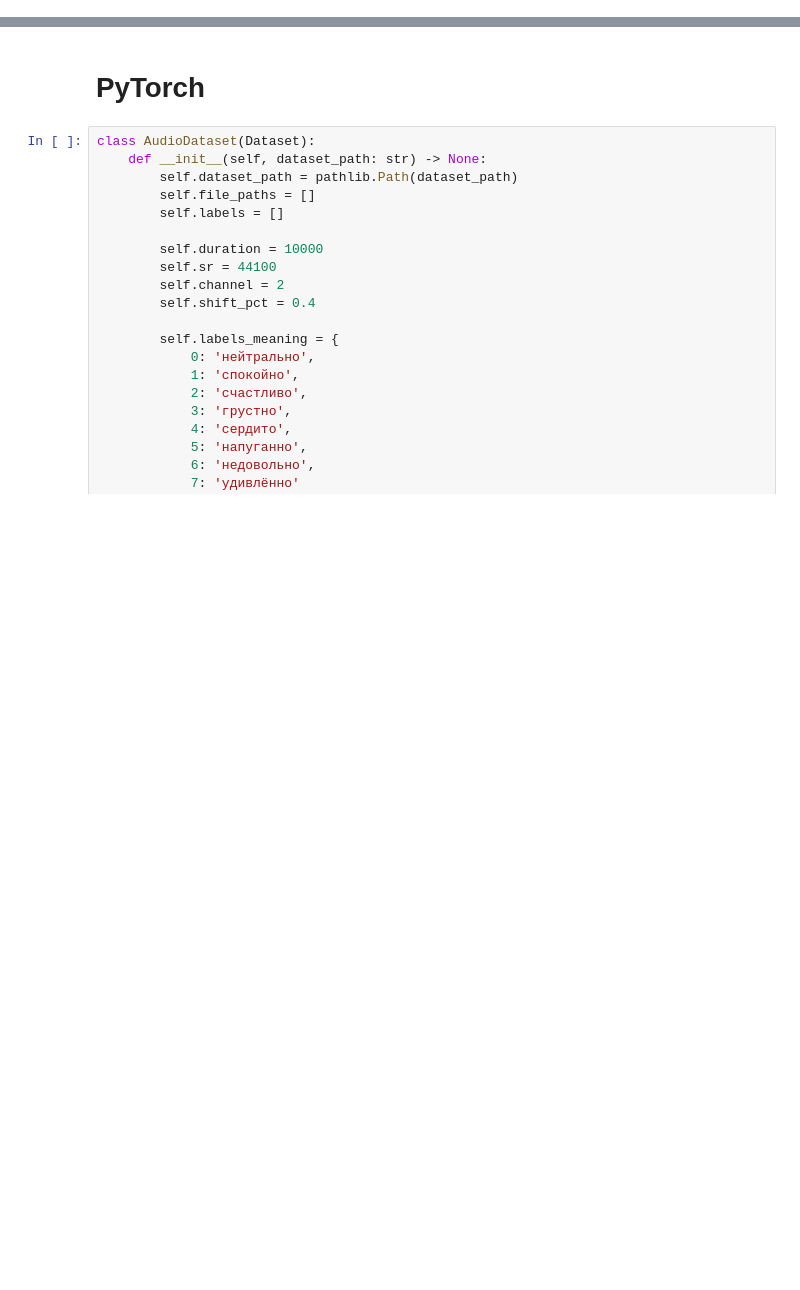
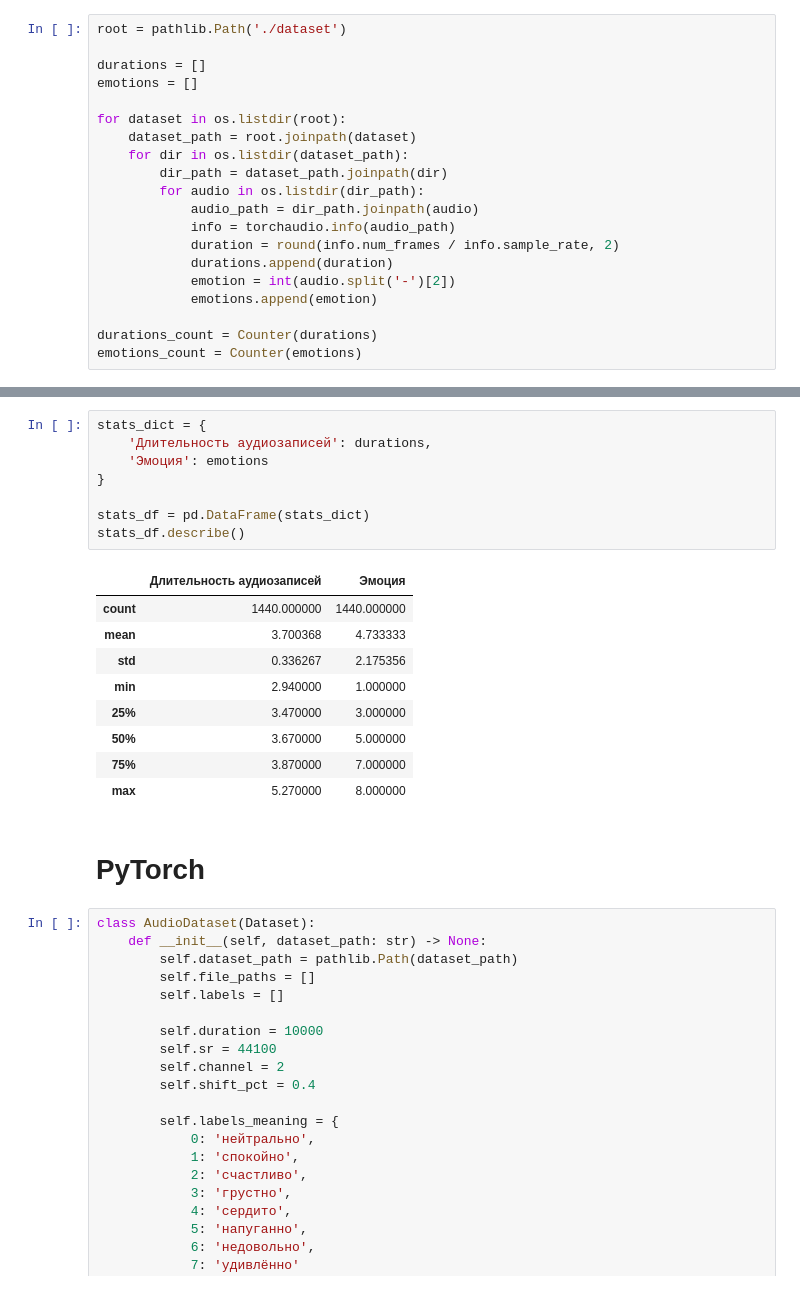
Before and after one commit to sikoraaxd/speech-emotion-recognition, a Jupyter notebook: training_model.ipynb, the cells around one changed output, grey strips where cells are left out. Cells and saved outputs as stored; diff of their text form; blank space fills up the shorter version.

Commit message:
Add information about dataset and some refactoring

```diff
--- a/training_model.ipynb
+++ b/training_model.ipynb
@@ -11,0 +22,20 @@ EPOCHS = 100
+# %%
+root = pathlib.Path('./dataset')
+
+durations = []
+emotions = []
+
+for dataset in os.listdir(root):
+    dataset_path = root.joinpath(dataset)
+    for dir in os.listdir(dataset_path):
+        dir_path = dataset_path.joinpath(dir)
+        for audio in os.listdir(dir_path):
+            audio_path = dir_path.joinpath(audio)
+            info = torchaudio.info(audio_path)
+            duration = round(info.num_frames / info.sample_rate, 2)
+            durations.append(duration)
+            emotion = int(audio.split('-')[2])
+            emotions.append(emotion)
+
+durations_count = Counter(durations)
+emotions_count = Counter(emotions)
@@ -12,3 +51,21 @@ EPOCHS = 100
+# %%
+stats_dict = {
+    'Длительность аудиозаписей': durations,
+    'Эмоция': emotions
+}
+
+stats_df = pd.DataFrame(stats_dict)
+stats_df.describe()
+# %% [output]
+|  | Длительность аудиозаписей | Эмоция |
+| count | 1440.000000 | 1440.000000 |
+| mean | 3.700368 | 4.733333 |
+| std | 0.336267 | 2.175356 |
+| min | 2.940000 | 1.000000 |
+| 25% | 3.470000 | 3.000000 |
+| 50% | 3.670000 | 5.000000 |
+| 75% | 3.870000 | 7.000000 |
+| max | 5.270000 | 8.000000 |
 # %% [markdown]
 # PyTorch
 # %%
```
Also changed, not shown: parts of 4 cells of this notebook, 3 other files.
